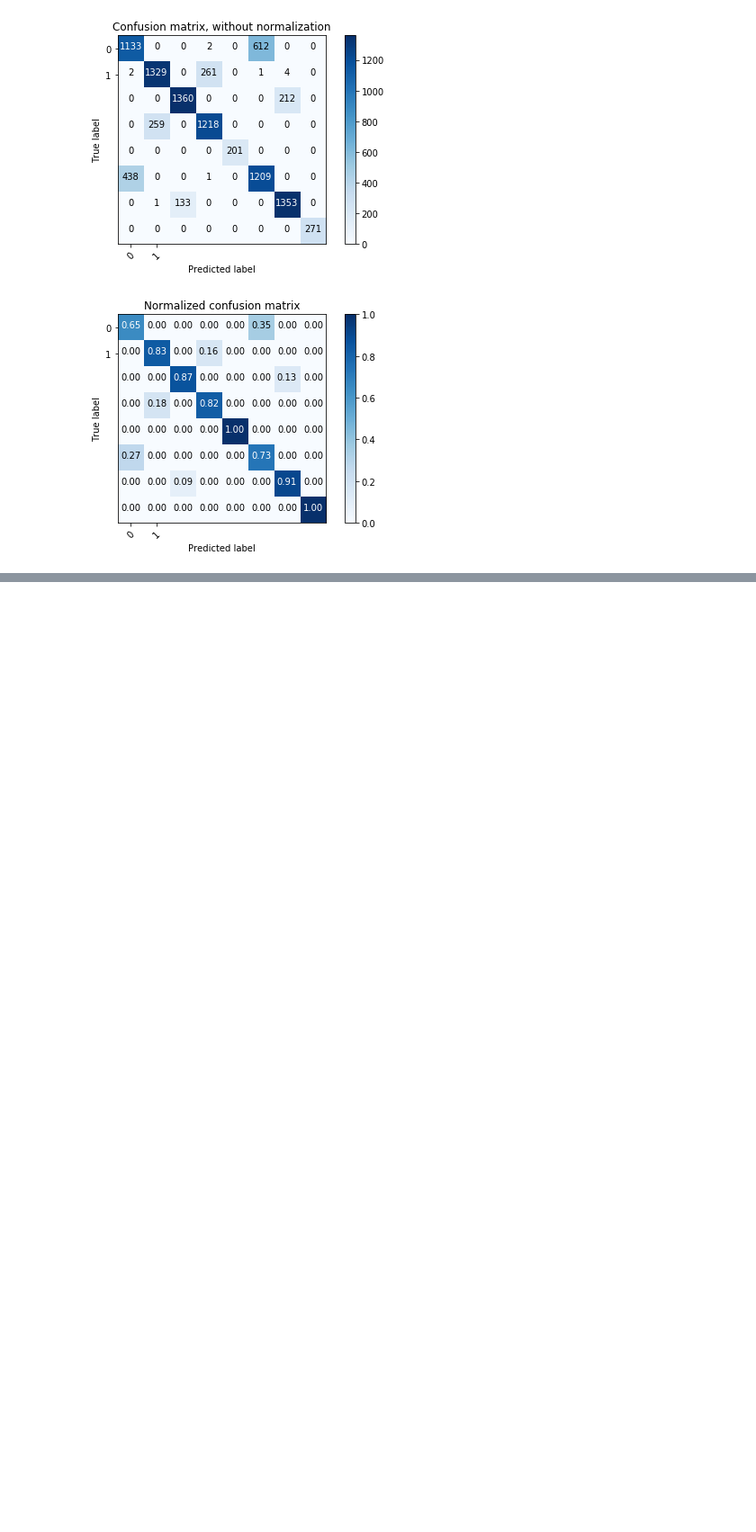
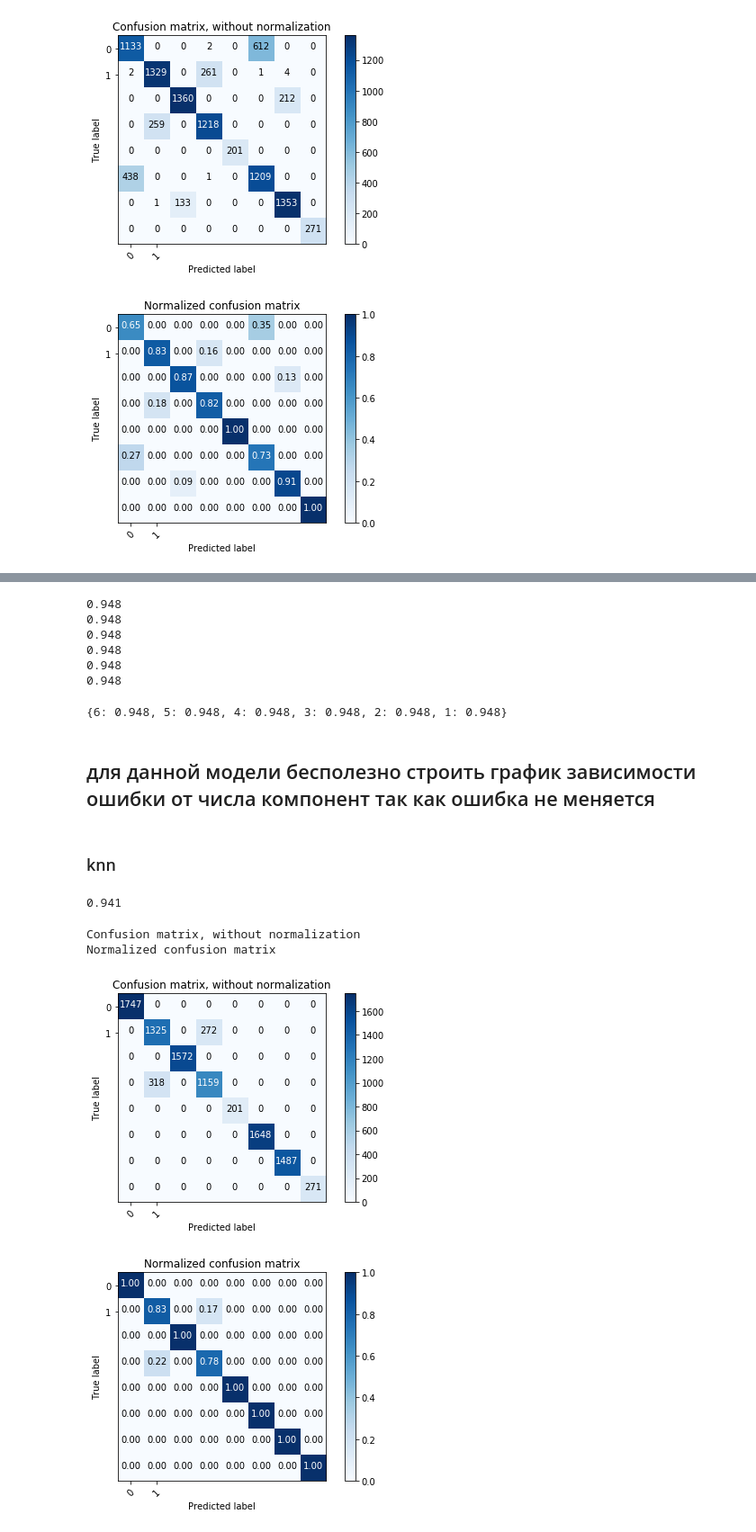
Before and after one commit to Northengard/HSE_ML_COURSE, a Jupyter notebook: spanish-high-speed-rail-tickets-pricing.ipynb, the cells around one changed output, grey strips where cells are left out. Shown: that part at 90% size. Drawn from its saved outputs; the diff is of its cells as text; code cells hidden in the pictures; blank space fills up the shorter version.

```diff
--- a/spanish-high-speed-rail-tickets-pricing.ipynb
+++ b/spanish-high-speed-rail-tickets-pricing.ipynb
@@ -701,0 +781,51 @@ Normalized confusion matrix
+# %%
+errors = dict()
+for n_comp in range(6,0,-1):
+    pca = PCA(n_components=n_comp, random_state=42)
+    decomposed_data_X = pca.fit_transform(dataX)
+
+    decomposed_train_X, decomposed_test_X, trainY, testY = train_test_split(decomposed_data_X, dataY, test_size = 0.8, random_state = 42)
+
+    dt_classifier = DecisionTreeClassifier()
+    dt_classifier.fit(decomposed_train_X, trainY)
+    pred = dt_classifier.predict(decomposed_test_X[:10000])
+    errors[n_comp] = accuracy_score(testY[:10000], pred)
+    print(errors[n_comp])
+# %% [output]
+0.948
+0.948
+0.948
+0.948
+0.948
+0.948
+# %%
+errors
+# %% [output]
+{6: 0.948, 5: 0.948, 4: 0.948, 3: 0.948, 2: 0.948, 1: 0.948}
+# %% [markdown]
+## для данной модели бесполезно строить график зависимости ошибки от числа компонент так как ошибка не меняется
+# %% [markdown]
+### knn
+# %%
+from sklearn.neighbors import KNeighborsClassifier
+knn = KNeighborsClassifier(n_neighbors=3)
+knn.fit(decomposed_train_X,trainY)
+pred = knn.predict(decomposed_test_X[:10000])
+print(accuracy_score(testY[:10000], pred))
+# %% [output]
+0.941
+# %%
+cnf_matrix = confusion_matrix(testY[:10000], pred)
+np.set_printoptions(precision=2)
+plt.figure()
+plot_confusion_matrix(cnf_matrix, classes=[0,1],
+                      title='Confusion matrix, without normalization')
+plt.figure()
+plot_confusion_matrix(cnf_matrix, classes=[0,1], normalize=True,
+                      title='Normalized confusion matrix')
+plt.show()
+# %% [output]
+Confusion matrix, without normalization
+Normalized confusion matrix
+[figure, added]
+[figure, added]
```
Also changed, not shown: parts of 15 cells of this notebook.
